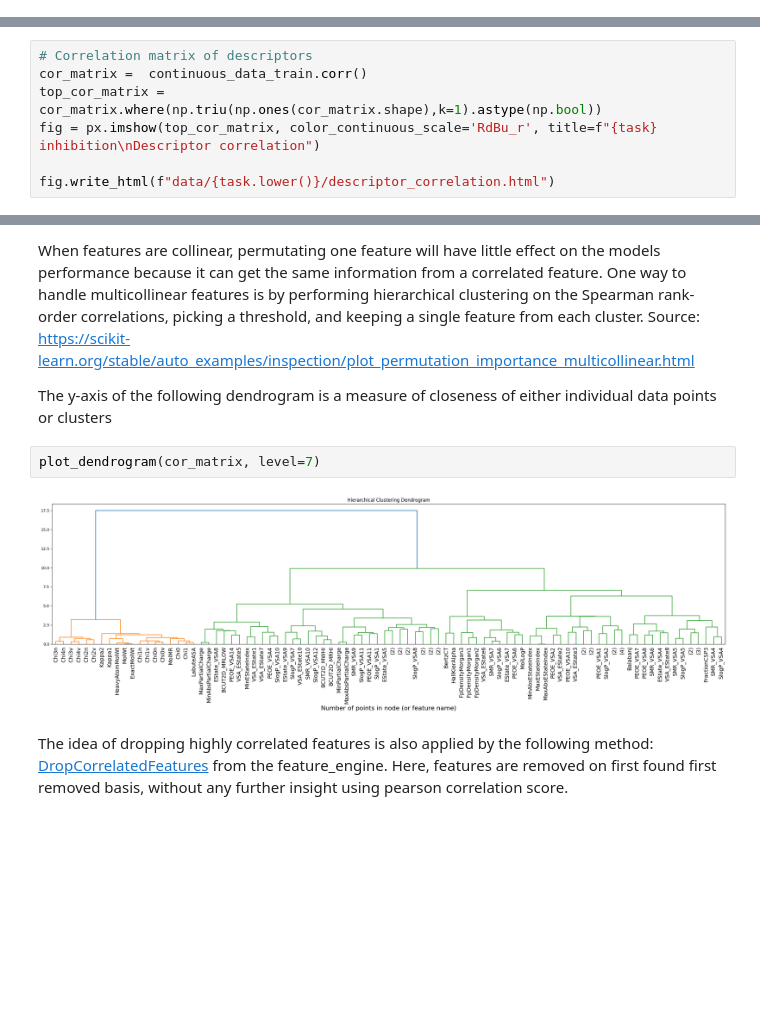
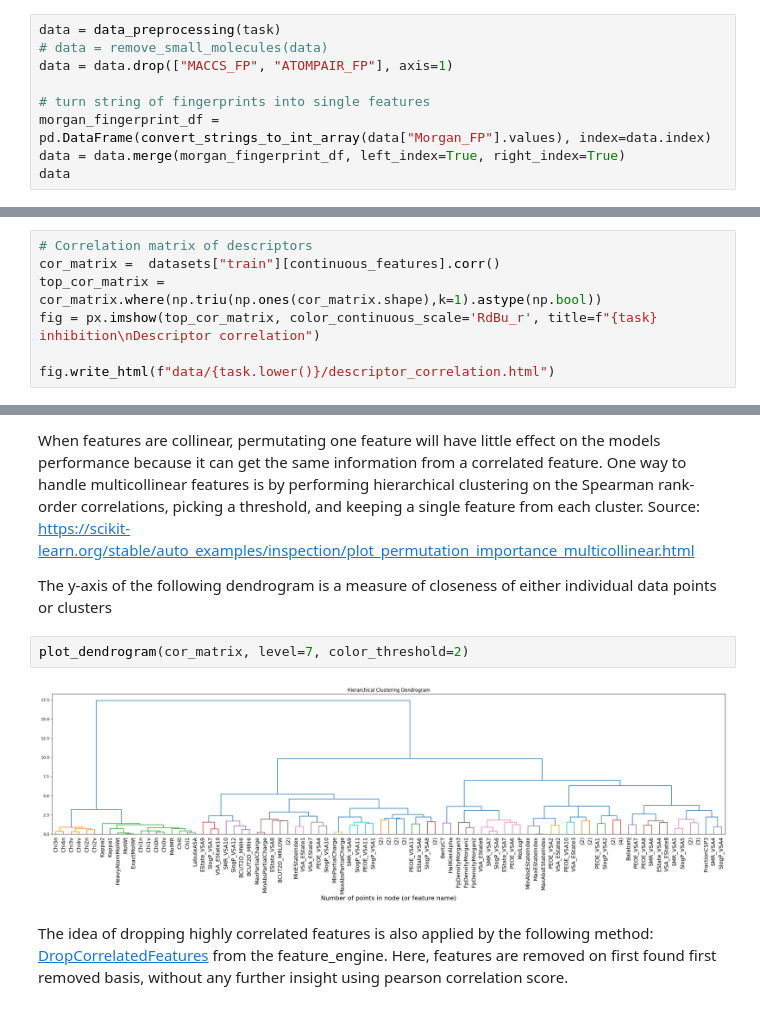
Before and after one commit to JonnaMat/CYP-inhibition, a Jupyter notebook: src/project.ipynb, the cells around one changed output, grey strips where cells are left out. Cells and saved outputs as stored; diff of their text form; blank space fills up the shorter version.

```diff
--- a/src/project.ipynb
+++ b/src/project.ipynb
@@ -52,0 +36,9 @@ data = data.drop(["MACCS_FP", "ATOMPAIR_FP"], axis=1)
+# %%
+data = data_preprocessing(task)
+# data = remove_small_molecules(data)
+data = data.drop(["MACCS_FP", "ATOMPAIR_FP"], axis=1)
+
+# turn string of fingerprints into single features
+morgan_fingerprint_df = pd.DataFrame(convert_strings_to_int_array(data["Morgan_FP"].values), index=data.index)
+data = data.merge(morgan_fingerprint_df, left_index=True, right_index=True)
+data
@@ -167,7 +176,7 @@ feature_distributions(
 [figure]
 # %%
 # Correlation matrix of descriptors
-cor_matrix =  continuous_data_train.corr()
+cor_matrix =  datasets["train"][continuous_features].corr()
 top_cor_matrix = cor_matrix.where(np.triu(np.ones(cor_matrix.shape),k=1).astype(np.bool))
 fig = px.imshow(top_cor_matrix, color_continuous_scale='RdBu_r', title=f"{task} inhibition\nDescriptor correlation")
 
@@ -246,9 +245,9 @@ As shown in the correlation matrix there are some feature groups in our dataset
 
 The y-axis of the following dendrogram is a measure of closeness of either individual data points or clusters
 # %%
-plot_dendrogram(cor_matrix, level=7)
+plot_dendrogram(cor_matrix, level=7, color_threshold=2)
 # %% [output]
-[figure, old version]
+[figure, new version]
 # %% [markdown]
 The idea of dropping highly correlated features is also applied by the following method: [DropCorrelatedFeatures](https://feature-engine.readthedocs.io/en/1.1.x/selection/DropCorrelatedFeatures.html) from the feature_engine. Here, features are removed on first found first removed basis, without any further insight using pearson correlation score.
 # %%
```
Also changed, not shown: parts of 28 cells of this notebook, 1 other file.
